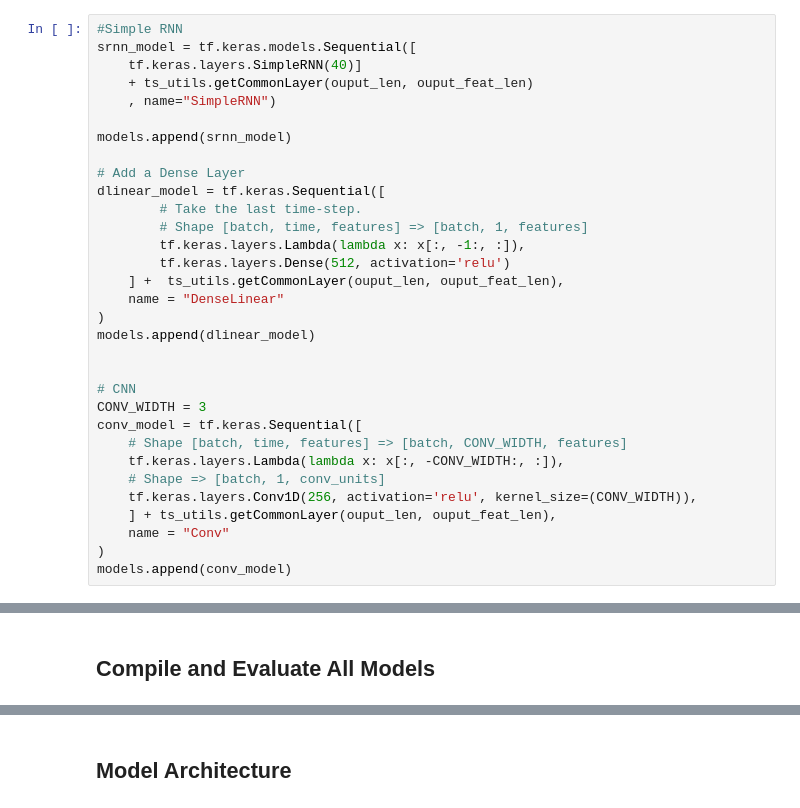
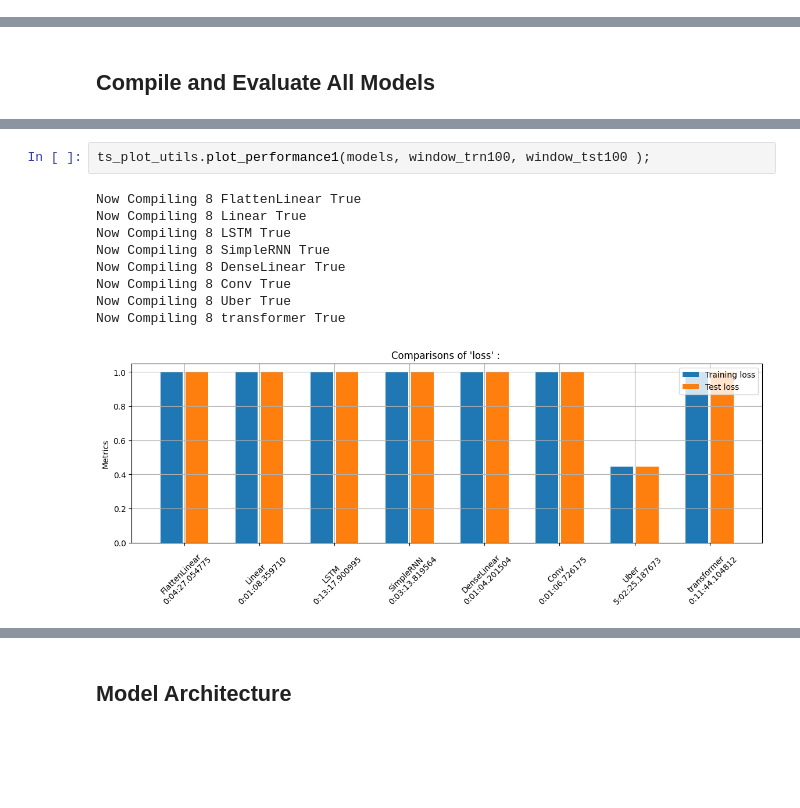
Before and after one commit to emmanueliarussi/DU-DeepLearning, a Jupyter notebook: tf-RNN/07_E2E_anomlydetector.ipynb, the cells around one changed output, grey strips where cells are left out. Saved outputs shown, nothing was run; the diff lists cells and outputs as text; blank space fills up the shorter version.

```diff
--- a/tf-RNN/07_E2E_anomlydetector.ipynb
+++ b/tf-RNN/07_E2E_anomlydetector.ipynb
@@ -213,34 +319,2 @@ model = Model(input_layer, preds, name="Uber")
-# %%
-#Simple RNN
-srnn_model = tf.keras.models.Sequential([
-    tf.keras.layers.SimpleRNN(40)]
-    + ts_utils.getCommonLayer(ouput_len, ouput_feat_len)
-    , name="SimpleRNN")
-
-models.append(srnn_model)
-
-# Add a Dense Layer
-dlinear_model = tf.keras.Sequential([
-        # Take the last time-step.
-        # Shape [batch, time, features] => [batch, 1, features]
-        tf.keras.layers.Lambda(lambda x: x[:, -1:, :]),
-        tf.keras.layers.Dense(512, activation='relu')
-    ] +  ts_utils.getCommonLayer(ouput_len, ouput_feat_len),
-    name = "DenseLinear"
-)
-models.append(dlinear_model)
-
-
-# CNN
-CONV_WIDTH = 3
-conv_model = tf.keras.Sequential([
-    # Shape [batch, time, features] => [batch, CONV_WIDTH, features]
-    tf.keras.layers.Lambda(lambda x: x[:, -CONV_WIDTH:, :]),
-    # Shape => [batch, 1, conv_units]
-    tf.keras.layers.Conv1D(256, activation='relu', kernel_size=(CONV_WIDTH)),
-    ] + ts_utils.getCommonLayer(ouput_len, ouput_feat_len),
-    name = "Conv"
-)
-models.append(conv_model)
 # %% [markdown]
 ## Transformer
@@ -369,0 +428,12 @@ performance = ts_plot_utils.plot_performance(models, window_trn, window_tst, per
+# %%
+ts_plot_utils.plot_performance1(models, window_trn100, window_tst100 );
+# %% [output]
+Now Compiling 8 FlattenLinear True
+Now Compiling 8 Linear True
+Now Compiling 8 LSTM True
+Now Compiling 8 SimpleRNN True
+Now Compiling 8 DenseLinear True
+Now Compiling 8 Conv True
+Now Compiling 8 Uber True
+Now Compiling 8 transformer True
+[figure, added]
```
Also changed, not shown: parts of 23 cells of this notebook, 12 other files.
